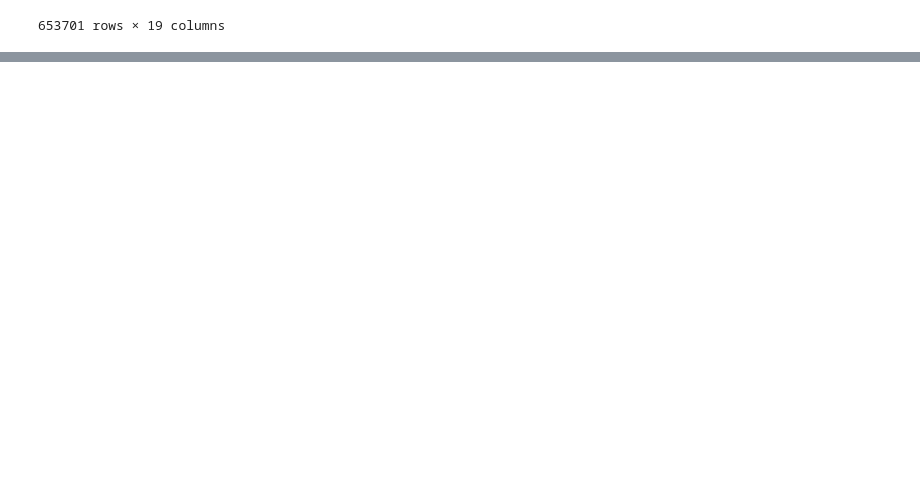
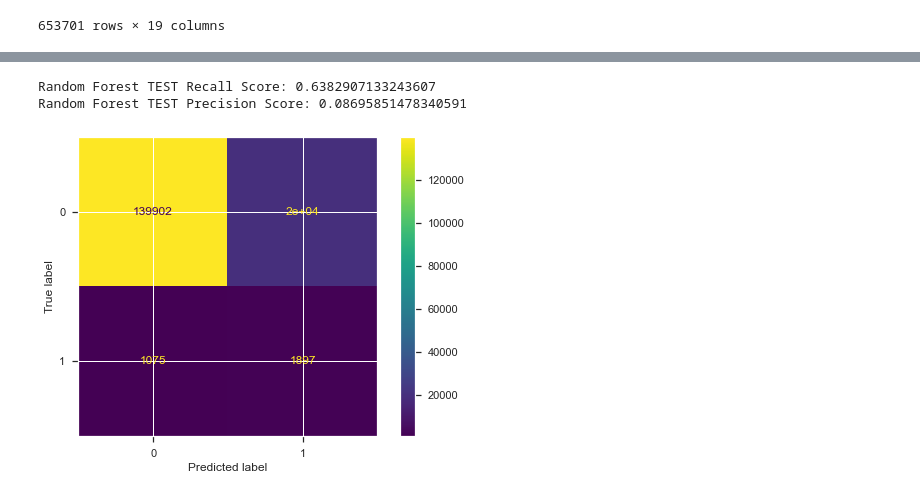
Before and after one commit to ClayHunn/Phase3Project, a Jupyter notebook: Kyle_EDA_notebook.ipynb, the cells around one changed output, grey strips where cells are left out. Drawn from its saved outputs; the diff is of its cells as text; code cells hidden in the pictures; blank space fills up the shorter version.

```diff
--- a/Kyle_EDA_notebook.ipynb
+++ b/Kyle_EDA_notebook.ipynb
@@ -423,0 +737,11 @@ df_full
+# %%
+plot_confusion_matrix(pipe2, X_test, y_test)
+
+test_predict_2 = pipe2.predict(X_test)
+
+print('Random Forest TEST Recall Score:', recall_score(y_test, test_predict_2))
+print('Random Forest TEST Precision Score:', precision_score(y_test, test_predict_2))
+# %% [output]
+Random Forest TEST Recall Score: 0.6382907133243607
+Random Forest TEST Precision Score: 0.08695851478340591
+[figure, added]
```
Also changed, not shown: parts of 31 cells of this notebook, 1 other file.
